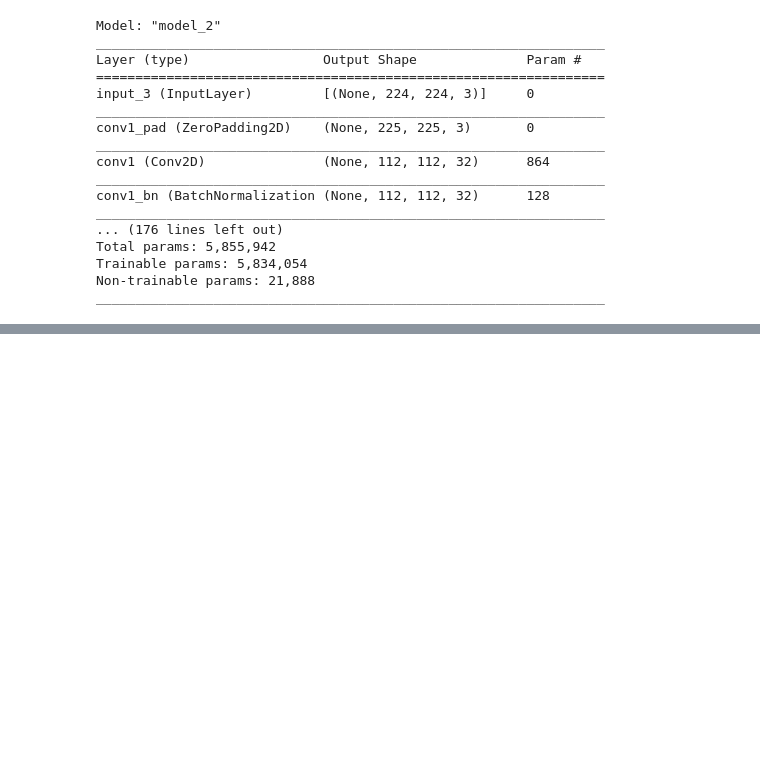
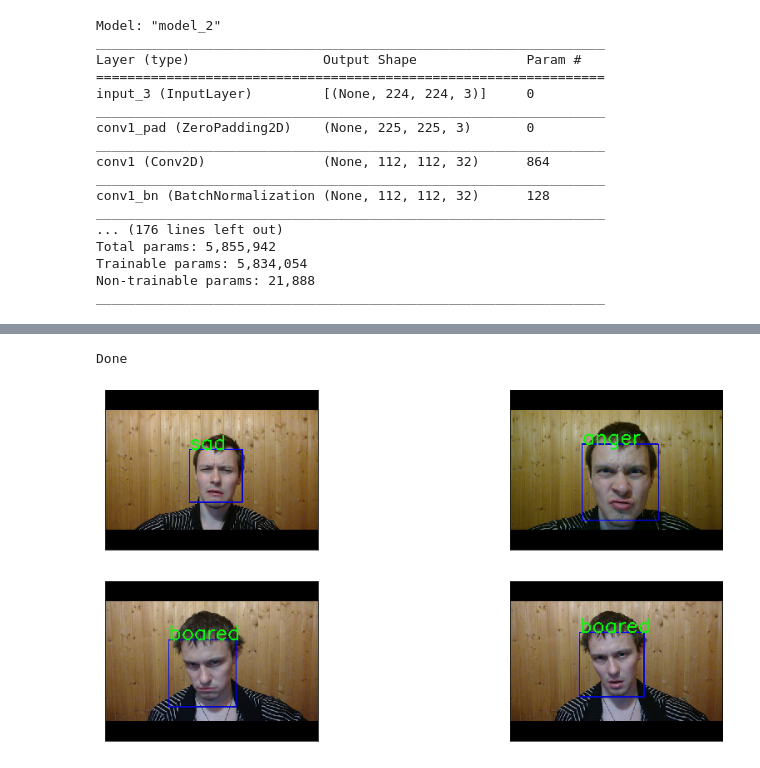
Before and after one commit to Nickel-nc/CV_Experiments, a Jupyter notebook: Face_Emotion_Detector/Face_Emotion_detector.ipynb, the cells around one changed output, grey strips where cells are left out. Saved outputs shown, nothing was run; the diff lists cells and outputs as text; code cells hidden in the pictures; blank space fills up the shorter version.

```diff
--- a/Face_Emotion_Detector/Face_Emotion_detector.ipynb
+++ b/Face_Emotion_Detector/Face_Emotion_detector.ipynb
@@ -25,13 +31,14 @@ TRAIN_DATA_PATH = os.path.join(ROOT_PATH, 'train')
 VALIDATION_DATA_PATH = os.path.join(ROOT_PATH, 'validation')
 STORED_FRAMES_DIR = 'data' # папка для сохранения snapshot'ов
 OUTPUT_DIR = 'output'
+OUTPUT_DATA_PATH = os.path.join(ROOT_PATH, OUTPUT_DIR)
 
 # Сеттинги
 
 IMG_SIZE = (224, 224, 3)
 batch_size = 8
 epochs = 50
-class_labels = os.listdir(VALIDATION_DATA_PATH) # ['happy', 'sad'] # class names берем из структуры файлов
+
 
 
 CLASS_DICT = {"1": "smile",
@@ -42,6 +49,7 @@ CLASS_DICT = {"1": "smile",
               "6": "trick"
              }
 
+class_labels = list(CLASS_DICT.values())
 num_classes = len(CLASS_DICT)
 # %%
 # Список изображений в датасете
@@ -404,0 +456,8 @@ Image saved
+# %%
+res_samples = get_filenames_list(class_labels, OUTPUT_DATA_PATH, mode='inf')
+# %% [output]
+Done
+# %%
+plot_images_grid(res_samples, 4, mode=None)
+# %% [output]
+[figure, added]
```
Also changed, not shown: parts of 10 cells of this notebook.
